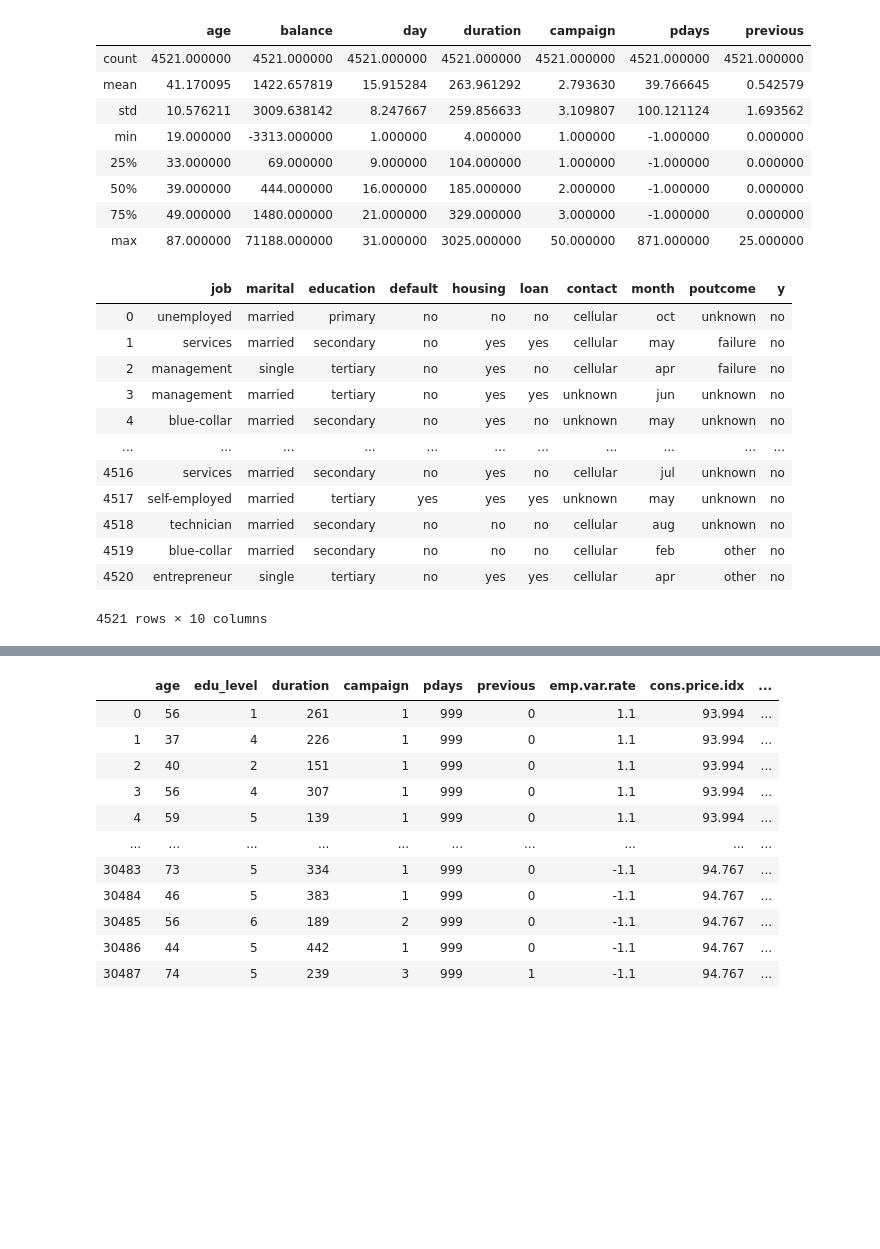
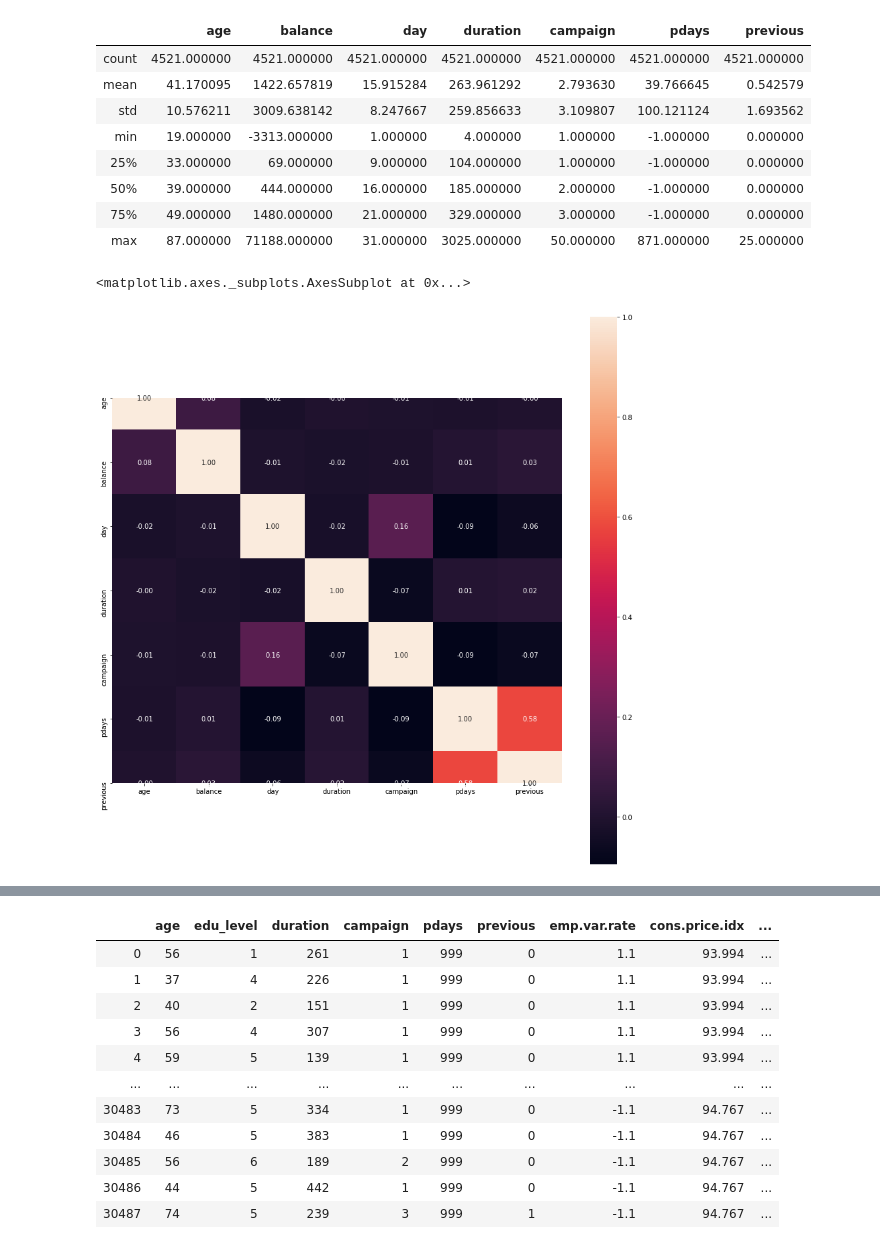
Before and after one commit to Johnxinlei/PHBS_MLF_Project, a Jupyter notebook: Report.ipynb, the cells around one changed output, grey strips where cells are left out. Saved outputs shown, nothing was run; the diff lists cells and outputs as text; code cells hidden in the pictures; blank space fills up the shorter version.

```diff
--- a/Report.ipynb
+++ b/Report.ipynb
@@ -23,28 +20,7 @@ categorical_vars = ['job', 'marital', 'education', 'default', 'housing', 'loan',
-# %%
-def vis_categ(ax,df, col):
-    #plot counts:
-    cnt = df[col].value_counts().sort_values(ascending=False)
-    cnt.plot(kind='barh',ax=ax1)
-    ax.invert_yaxis()  # labels read top-to-bottom
-    ax.set_xlabel('Count')
-for col in categorical_vars:
-    fig, axes = plt.subplots(1, 2,figsize=(10,3))
-    ax11 = plt.subplot(1, 2, 1)
-    ax21 = plt.subplot(1, 2, 2)
-    fig.suptitle('Feature: %s'%col,fontsize=10)
-    visualize_categorical(ax11,ax21,train,col,target)
-    plt.tight_layout()
-# %% [output]
-|  | job | marital | education | default | housing | loan | contact | month | poutcome | y |
-| 0 | unemployed | married | primary | no | no | no | cellular | oct | unknown | no |
-| 1 | services | married | secondary | no | yes | yes | cellular | may | failure | no |
-| 2 | management | single | tertiary | no | yes | no | cellular | apr | failure | no |
-| 3 | management | married | tertiary | no | yes | yes | unknown | jun | unknown | no |
-| 4 | blue-collar | married | secondary | no | yes | no | unknown | may | unknown | no |
-| ... | ... | ... | ... | ... | ... | ... | ... | ... | ... | ... |
-| 4516 | services | married | secondary | no | yes | no | cellular | jul | unknown | no |
-| 4517 | self-employed | married | tertiary | yes | yes | yes | unknown | may | unknown | no |
-| 4518 | technician | married | secondary | no | no | no | cellular | aug | unknown | no |
-| 4519 | blue-collar | married | secondary | no | no | no | cellular | feb | other | no |
-| 4520 | entrepreneur | single | tertiary | no | yes | yes | cellular | apr | other | no |
-4521 rows × 10 columns
+# %%
+import seaborn as sns
+plt.figure(figsize=(15,15))
+sns.heatmap(df[df.describe().columns].corr(),annot=True, fmt=".2f",square=True)
+# %% [output]
+<matplotlib.axes._subplots.AxesSubplot at 0x...>
+[figure, added]
```
Also changed, not shown: parts of 2 cells of this notebook.
